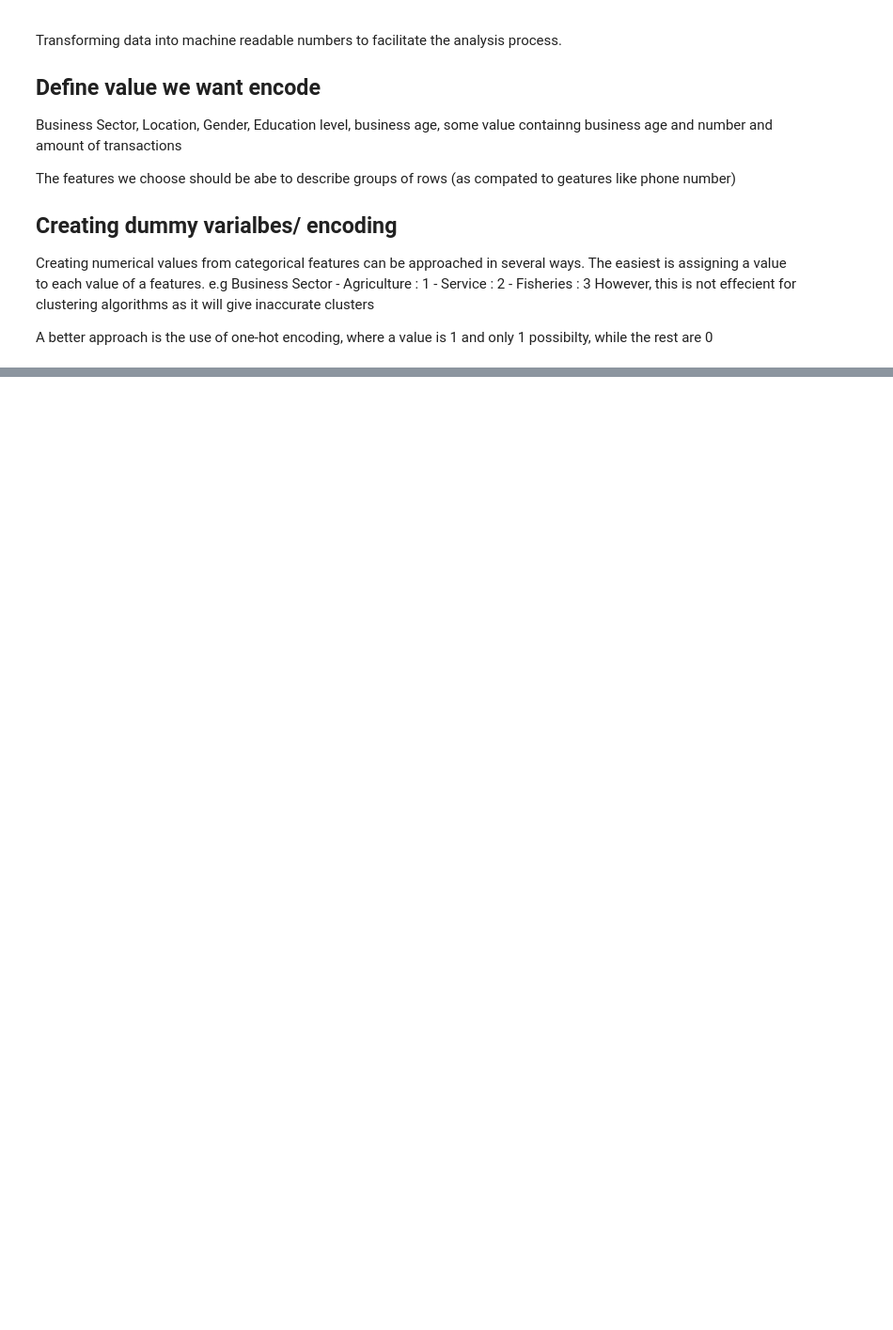
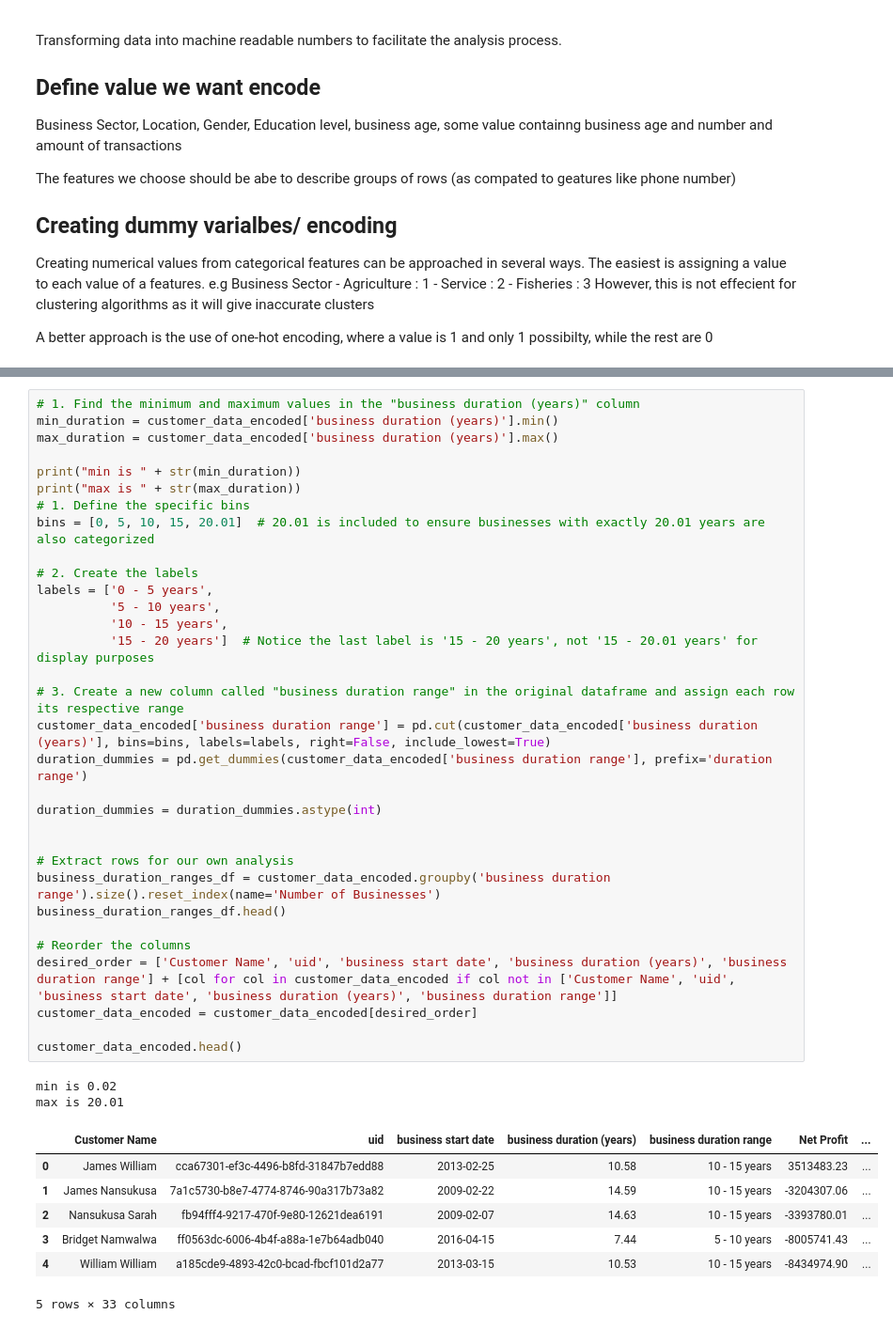
Before and after one commit to alicekalemba/pomu-data-analysis, a Jupyter notebook: cluster_analysis.ipynb, the cells around one changed output, grey strips where cells are left out. Shown at 94% size. Drawn from its saved outputs; the diff is of its cells as text; blank space fills up the shorter version.

```diff
--- a/cluster_analysis.ipynb
+++ b/cluster_analysis.ipynb
@@ -135,0 +173,42 @@ A better approach is the use of one-hot encoding, where a value is 1 and only 1
+# %%
+# 1. Find the minimum and maximum values in the "business duration (years)" column
+min_duration = customer_data_encoded['business duration (years)'].min()
+max_duration = customer_data_encoded['business duration (years)'].max()
+
+print("min is " + str(min_duration))
+print("max is " + str(max_duration))
+# 1. Define the specific bins
+bins = [0, 5, 10, 15, 20.01]  # 20.01 is included to ensure businesses with exactly 20.01 years are also categorized
+
+# 2. Create the labels
+labels = ['0 - 5 years',
+          '5 - 10 years',
+          '10 - 15 years',
+          '15 - 20 years']  # Notice the last label is '15 - 20 years', not '15 - 20.01 years' for display purposes
+
+# 3. Create a new column called "business duration range" in the original dataframe and assign each row its respective range
+customer_data_encoded['business duration range'] = pd.cut(customer_data_encoded['business duration (years)'], bins=bins, labels=labels, right=False, include_lowest=True)
+duration_dummies = pd.get_dummies(customer_data_encoded['business duration range'], prefix='duration range')
+
+duration_dummies = duration_dummies.astype(int)
+
+
+# Extract rows for our own analysis
+business_duration_ranges_df = customer_data_encoded.groupby('business duration range').size().reset_index(name='Number of Businesses')
+business_duration_ranges_df.head()
+
+# Reorder the columns
+desired_order = ['Customer Name', 'uid', 'business start date', 'business duration (years)', 'business duration range'] + [col for col in customer_data_encoded if col not in ['Customer Name', 'uid', 'business start date', 'business duration (years)', 'business duration range']]
+customer_data_encoded = customer_data_encoded[desired_order]
+
+customer_data_encoded.head()
+# %% [output]
+min is 0.02
+max is 20.01
+|  | Customer Name | uid | business start date | business duration (years) | business duration range | Net Profit | ... |
+| 0 | James William | cca67301-ef3c-4496-b8fd-31847b7edd88 | 2013-02-25 | 10.58 | 10 - 15 years | 3513483.23 | ... |
+| 1 | James Nansukusa | 7a1c5730-b8e7-4774-8746-90a317b73a82 | 2009-02-22 | 14.59 | 10 - 15 years | -3204307.06 | ... |
+| 2 | Nansukusa Sarah | fb94fff4-9217-470f-9e80-12621dea6191 | 2009-02-07 | 14.63 | 10 - 15 years | -3393780.01 | ... |
+| 3 | Bridget Namwalwa | ff0563dc-6006-4b4f-a88a-1e7b64adb040 | 2016-04-15 | 7.44 | 5 - 10 years | -8005741.43 | ... |
+| 4 | William William | a185cde9-4893-42c0-bcad-fbcf101d2a77 | 2013-03-15 | 10.53 | 10 - 15 years | -8434974.90 | ... |
+5 rows × 33 columns
```
Also changed, not shown: parts of 5 cells of this notebook.
